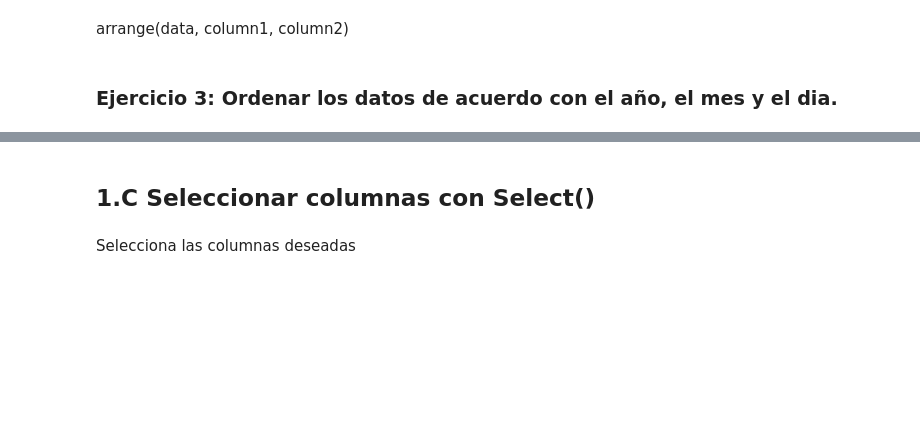
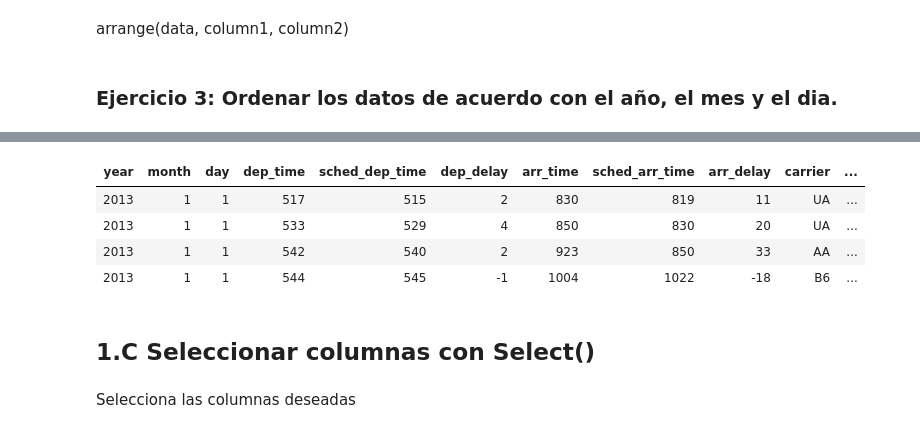
Before and after one commit to johanmarin/TtoBcoData-R, a Jupyter notebook: Sesión-3.ipynb, the cells around one changed output, grey strips where cells are left out. Drawn from its saved outputs; the diff is of its cells as text; code cells hidden in the pictures; blank space fills up the shorter version.

```diff
--- a/Sesión-3.ipynb
+++ b/Sesión-3.ipynb
@@ -154,3 +99,11 @@ jan3
+# %%
+head(jan3, 4)
+# %% [output]
+| year | month | day | dep_time | sched_dep_time | dep_delay | arr_time | sched_arr_time | arr_delay | carrier | ... |
+| 2013 | 1 | 1 | 517 | 515 | 2 | 830 | 819 | 11 | UA | ... |
+| 2013 | 1 | 1 | 533 | 529 | 4 | 850 | 830 | 20 | UA | ... |
+| 2013 | 1 | 1 | 542 | 540 | 2 | 923 | 850 | 33 | AA | ... |
+| 2013 | 1 | 1 | 544 | 545 | -1 | 1004 | 1022 | -18 | B6 | ... |
 # %% [markdown]
 ## 1.C Seleccionar columnas con Select()
 # %% [markdown]
```
Also changed, not shown: parts of 7 cells of this notebook.
